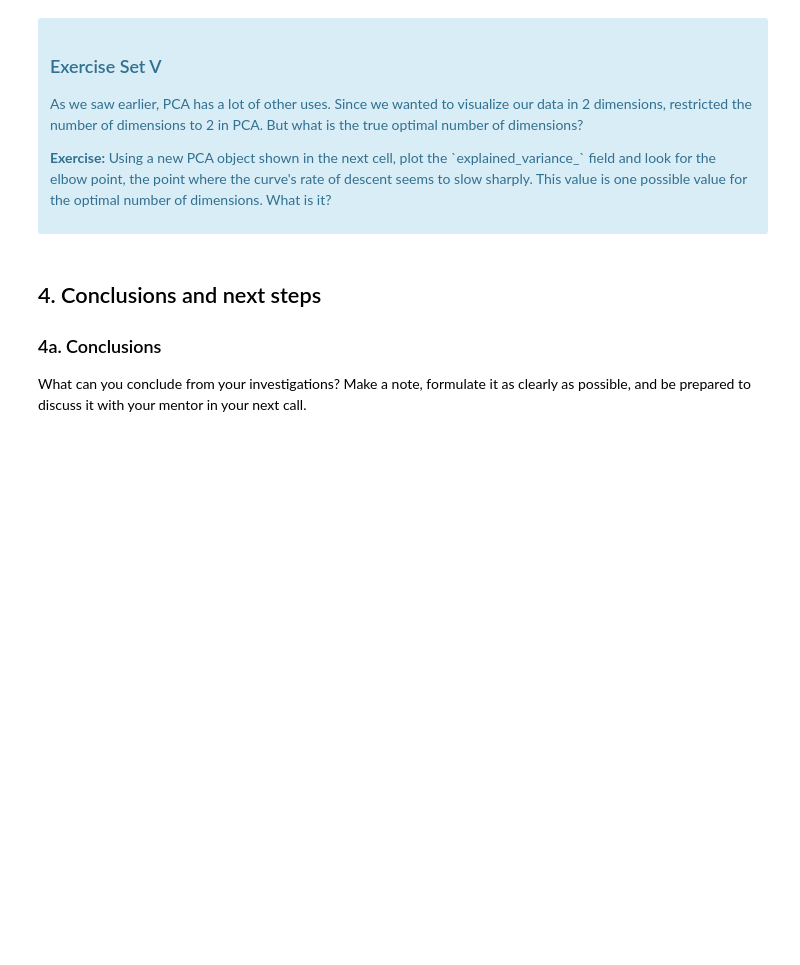
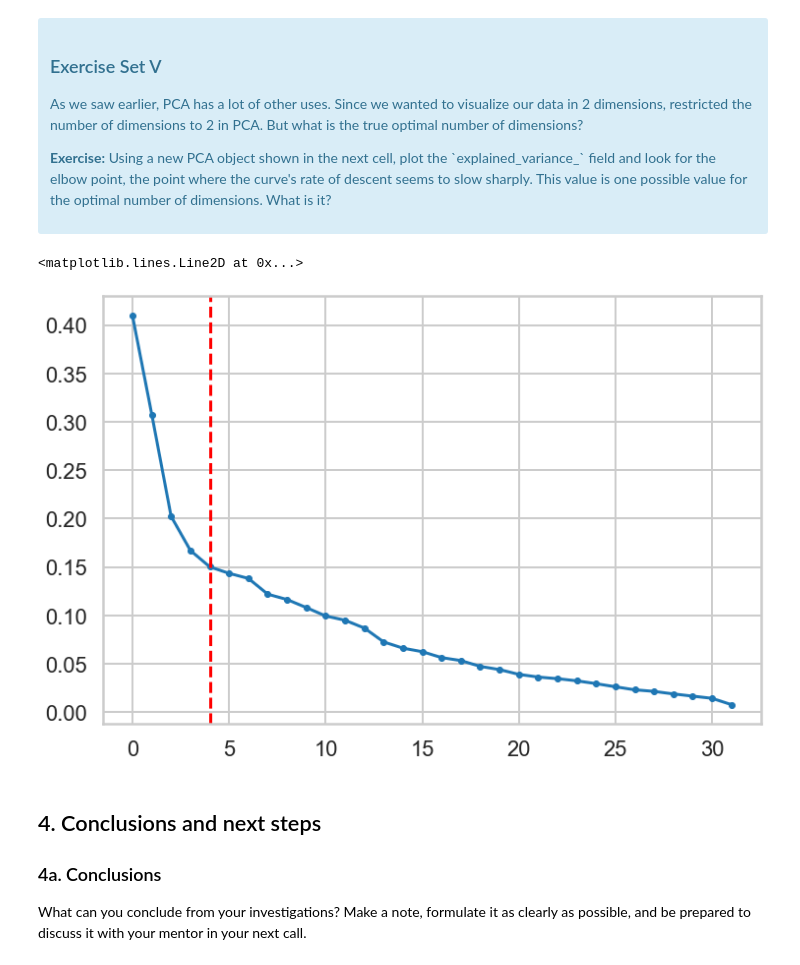
Before and after one commit to moonchuchu/K-means, a Jupyter notebook: Clustering Case Study - Customer Segmentation with K-Means - Tier 3.ipynb, the cells around one changed output. Drawn from its saved outputs; the diff is of its cells as text; code cells hidden in the pictures; blank space fills up the shorter version.

```diff
--- a/Clustering Case Study - Customer Segmentation with K-Means - Tier 3.ipynb
+++ b/Clustering Case Study - Customer Segmentation with K-Means - Tier 3.ipynb
@@ -253,7 +253,7 @@ from sklearn.metrics import silhouette_score
 
 # Instantiate the KMeans models
 #
-km = KMeans(n_clusters=3, random_state=42)
+km = KMeans(n_clusters=8, random_state=42)
 #
 # Fit the KMeans model
 #
@@ -278,7 +278,7 @@ from sklearn.metrics import silhouette_score
 
 # Generating the sample data from make_blobs
 
-X, Y = make_blobs()
+#X, Y = make_blobs()
 
 no_of_clusters = [2, 3, 4, 5, 6]
 
@@ -367,11 +490,19 @@ What we've done is we've taken those columns of 0/1 indicator variables, and we'
 # %%
 #your turn
 # Initialize a new PCA model with a default number of components.
 import sklearn.decomposition
 pca = sklearn.decomposition.PCA()
 pca.fit(X)
 
 # Do the rest on your own :)
+plt.figure(figsize=(12,8))
+plt.plot(pca.explained_variance_, marker='.')
+plt.axvline(x=4, color='red', linestyle='--')
+
+## After x=4 the variance decrease marginally
+# %% [output]
+<matplotlib.lines.Line2D at 0x...>
+[figure, added]
 # %% [markdown]
 ## 4. Conclusions and next steps
 ### 4a. Conclusions
```
Also changed, not shown: parts of 6 cells of this notebook.
